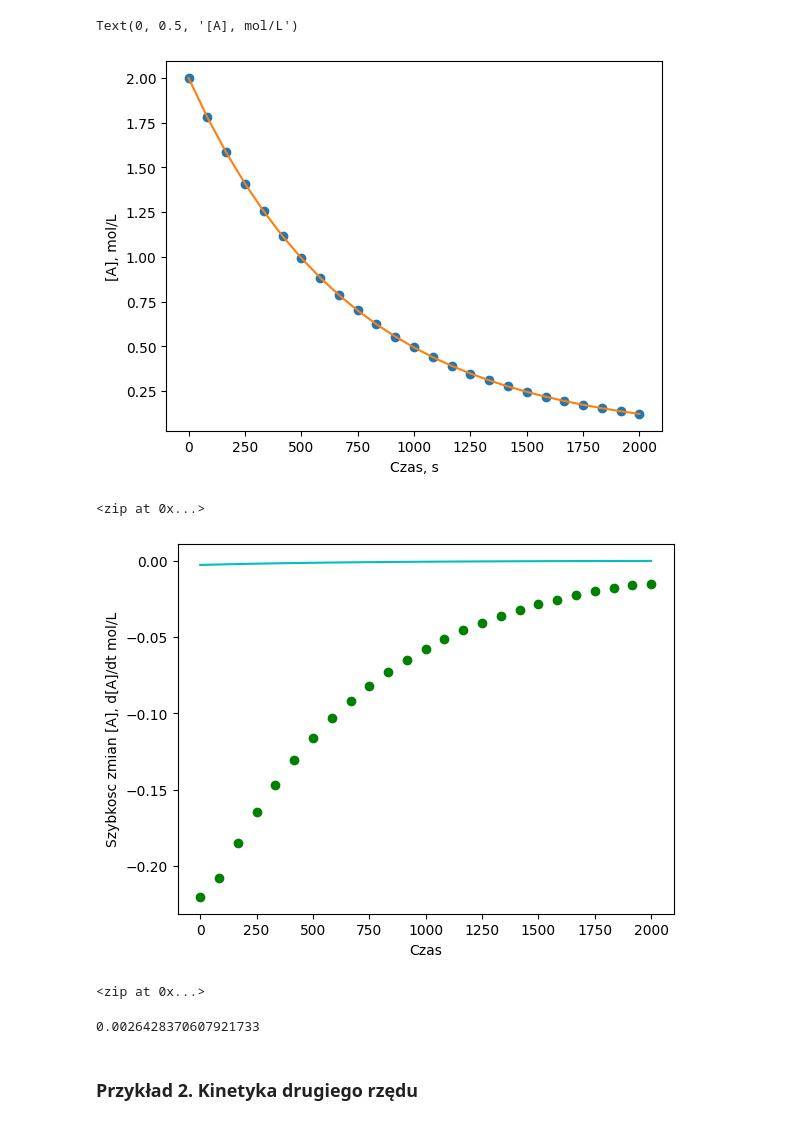
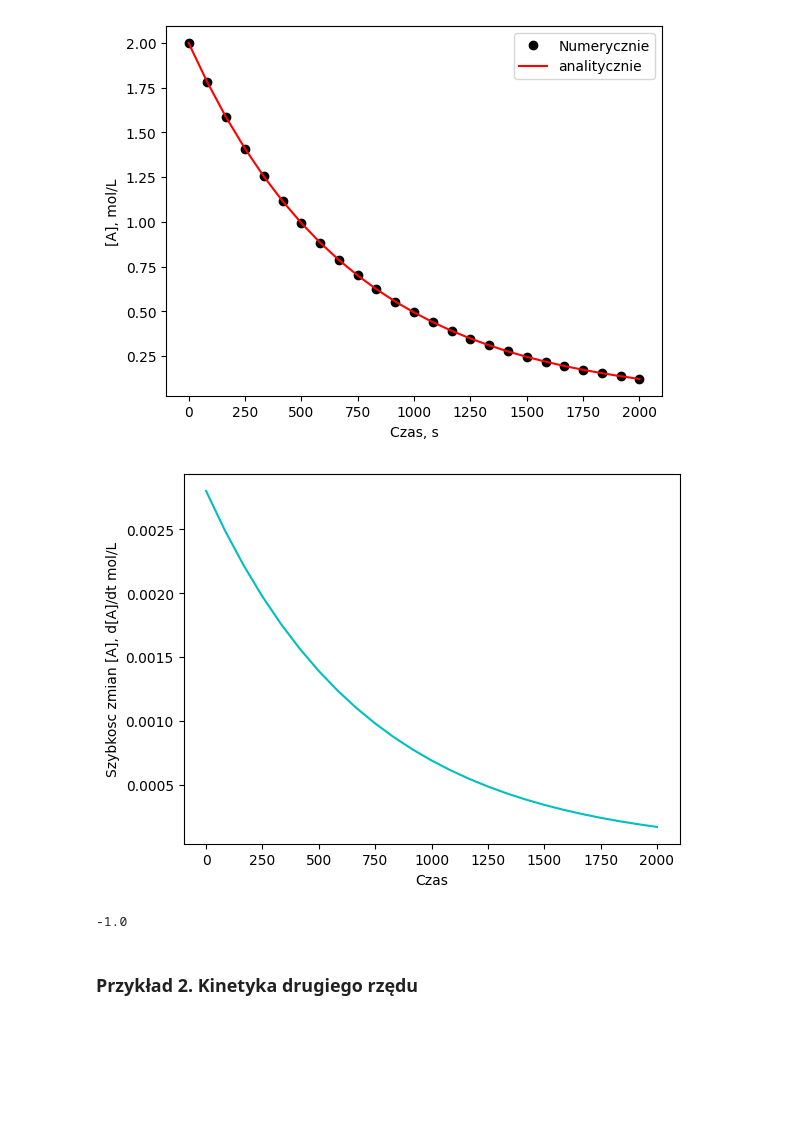
Before and after one commit to sbednarz/ModelowanieProcesowBiotechnologicznych2026, a Jupyter notebook: kinetyka_bioprocesów/01 kinetyka chemiczna.ipynb, the cells around one changed output. Cells and saved outputs as stored; diff of their text form; code cells hidden in the pictures; blank space fills up the shorter version.

```diff
--- a/kinetyka_bioprocesów/01 kinetyka chemiczna.ipynb
+++ b/kinetyka_bioprocesów/01 kinetyka chemiczna.ipynb
@@ -38,26 +38,27 @@ k = 1.4e-3 # 1/s -- stała szybkośi
 
 # A -> B, k
 def model(y, t):
-    a = y[0]
-    dadt = -k*a      # da/dt = ka
-    return [dadt]
+    A = y[0]
+    dAdt = -k*A      # da/dt = ka
+    return [dAdt]
 
-a0 = 2 # mol/L
-initial = [a0]         # [A]0 = 1.2 mol/L
+A0 = 2 # mol/L
+initial = [A0]         # [A]0 = 1.2 mol/L
 
-t = np.linspace(0, 2000,25) # ts => time
+t = np.linspace(0, 2000, 25) # ts => time
 
 res = odeint( model, initial, t )
-a = res[:,0]
+A = res[:,0]
 
 # rozwiazanie analityczne - 'ze wzoru'
 def y(t):
-    return a0*np.exp(-k*t)
+    return A0*np.exp(-k*t)
 
-plt.plot(t,a,'o')
-plt.plot(t,y(t),'-')
+plt.plot(t,A,'ko', label='Numerycznie')
+plt.plot(t,y(t),'r-', label='analitycznie')
 plt.xlabel('Czas, s')
 plt.ylabel('[A], mol/L')
+plt.legend()
+plt.show()
 # %% [output]
-Text(0, 0.5, '[A], mol/L')
-[figure, old version]
+[figure, new version]
@@ -64,39 +67,22 @@ Text(0, 0.5, '[A], mol/L')
 # %%
-# szybkość zmian stężenia A === "szybkość reakcji" w funkcji czasu
+# szybkość reakcji
 
-va = k*a
 
-plt.plot(t, -va, 'c-', label='model: dA/dt = -kA')
-plt.plot(t, np.gradient(y(t)), 'go', label='numeryczne dA/dt')
-
+va = k*a # szybkość ubytku substratu A -- liczone z definicji (!)
+plt.plot(t, va, 'c-', label='model: dA/dt = -kA')
 plt.xlabel('Czas')
 plt.ylabel('Szybkosc zmian [A], d[A]/dt mol/L')
-
-# szybkości va po czasie:
-zip(t,va)
-# czas, va
+plt.show()
 # %% [output]
-<zip at 0x...>
-[figure, old version]
+[figure, new version]
-# %%
-#res = odeint( model, initial, [0,40])
-#a = res[:,0]
-#print (a[1] - a[0])/(t[1]-t[0])
-
-# stężenie A po czasie:
-zip(t,a)
-# czas, [A]
-# %% [output]
-<zip at 0x...>
-# %%
-#print(t[1])
-
-#szybkość chwilowa na początku reakcji (t=...), przybliżenie v0
-
-v0 = (a[0]-a[1])/(t[1]-t[0])
-print(v0)
-# %% [output]
-0.0026428370607921733
+# %%
+# szybkość POCZĄTKOWA reakcji, dla t około 0
+
+v0 = (A[0]-A[1])/(A[1]-A[0])
+
+print(v0)
+# %% [output]
+-1.0
 # %% [markdown]
 ### Przykład 2. Kinetyka drugiego rzędu
 # %%
```
Also changed, not shown: parts of 2 cells of this notebook.
